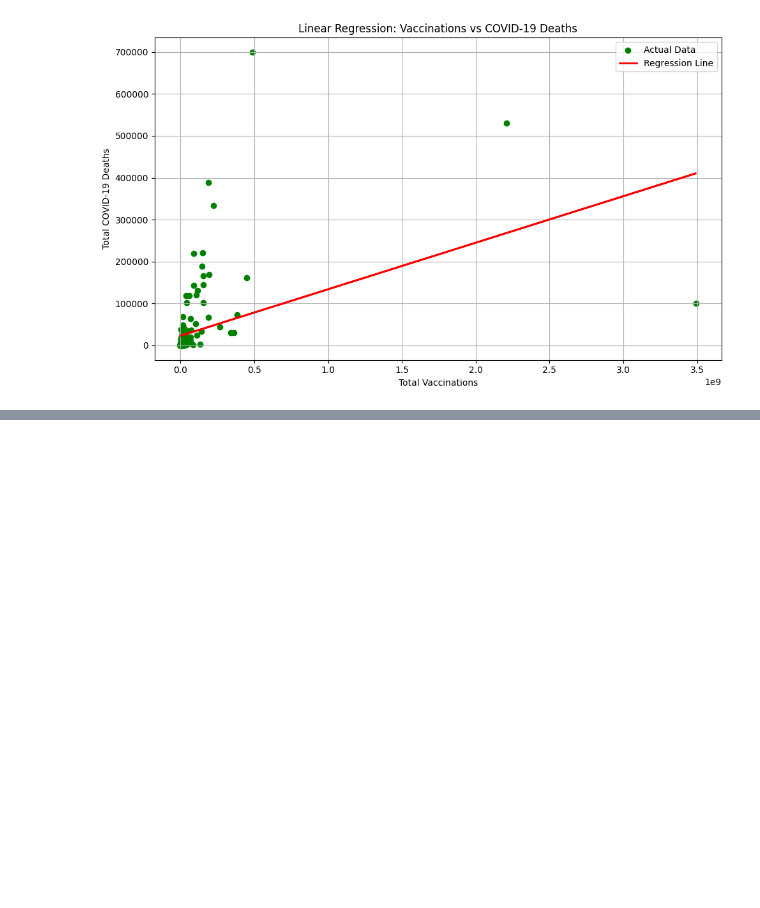
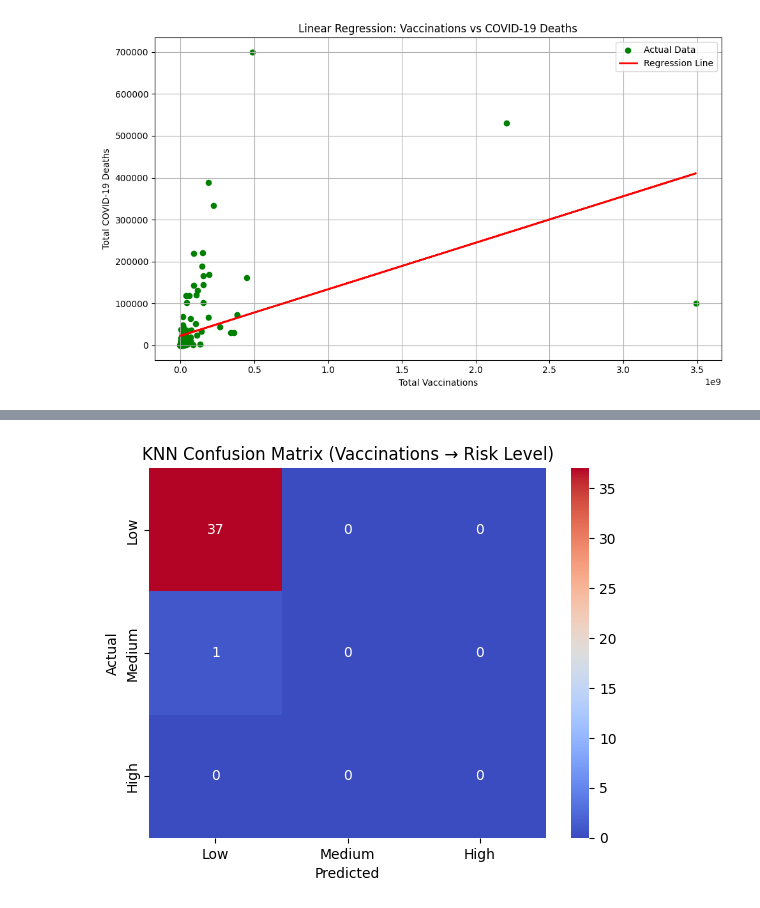
Before and after one commit to Sidhchamp1/Covid-19, a Jupyter notebook: Copy_of_test_code.ipynb, the cells around one changed output, grey strips where cells are left out. Saved outputs shown, nothing was run; the diff lists cells and outputs as text; code cells hidden in the pictures; blank space fills up the shorter version.

```diff
--- a/Copy_of_test_code.ipynb
+++ b/Copy_of_test_code.ipynb
@@ -910,0 +922,84 @@ weighted avg       0.82      0.73      0.71        37
+# %%
+import pandas as pd
+import numpy as np
+from sklearn.model_selection import train_test_split
+from sklearn.preprocessing import StandardScaler
+from sklearn.neighbors import KNeighborsClassifier
+from sklearn.metrics import classification_report, confusion_matrix
+import seaborn as sns
+import matplotlib.pyplot as plt
+
+# Step 1: Load the datasets
+vacc_url = "https://raw.githubusercontent.com/owid/covid-19-data/master/public/data/vaccinations/vaccinations.csv"
+vacc_df = pd.read_csv(vacc_url)
+
+deaths_url = "https://raw.githubusercontent.com/owid/covid-19-data/master/public/data/jhu/new_deaths.csv"
+deaths_df = pd.read_csv(deaths_url)
+
+cases_url = "https://raw.githubusercontent.com/owid/covid-19-data/master/public/data/jhu/new_cases.csv"
+cases_df = pd.read_csv(cases_url)
+
+# Step 2: Get latest values for each
+latest_vacc = vacc_df.groupby('location')['total_vaccinations'].max().reset_index()
+latest_cases = cases_df.set_index('date').iloc[-1].reset_index()
+latest_cases.columns = ['location', 'total_cases']
+latest_deaths = deaths_df.set_index('date').iloc[-1].reset_index()
+latest_deaths.columns = ['location', 'total_deaths']
+
+# Merge data
+df = pd.merge(latest_cases, latest_deaths, on='location')
+df = pd.merge(df, latest_vacc, on='location')
+df = df.dropna()
+
+# Step 3: Create death rate and classify risk
+df['death_rate'] = df['total_deaths'] / df['total_cases']
+
+def classify_risk(rate):
+    if rate > 0.05:
+        return 'High'
+    elif rate > 0.01:
+        return 'Medium'
+    else:
+        return 'Low'
+
+df['risk_level'] = df['death_rate'].apply(classify_risk)
+
+# Step 4: Define features (only vaccination) and labels
+X = df[['total_vaccinations']]
+y = df['risk_level']
+
+# Step 5: Train-test split
+X_train, X_test, y_train, y_test = train_test_split(X, y, test_size=0.2, random_state=42)
+
+# Step 6: Scale data
+scaler = StandardScaler()
+X_train_scaled = scaler.fit_transform(X_train)
+X_test_scaled = scaler.transform(X_test)
+
+# Step 7: Train KNN model
+knn = KNeighborsClassifier(n_neighbors=5)
+knn.fit(X_train_scaled, y_train)
+
+# Step 8: Predict and evaluate
+y_pred = knn.predict(X_test_scaled)
+
+# Print evaluation
+print("Classification Report:\n")
+print(classification_report(y_test, y_pred))
+
+# Confusion Matrix
+conf_matrix = confusion_matrix(y_test, y_pred, labels=['Low', 'Medium', 'High'])
+
+# Plot
+sns.heatmap(conf_matrix, annot=True, fmt='d',
+            xticklabels=['Low', 'Medium', 'High'],
+            yticklabels=['Low', 'Medium', 'High'],
+            cmap='coolwarm')
+plt.title("KNN Confusion Matrix (Vaccinations → Risk Level)")
+plt.xlabel("Predicted")
+plt.ylabel("Actual")
+plt.show()
+
+print("This model predicts that the risk level based on the vaccination would be low and it is actually low with 37 count.")
+print("This model predicts that the risk level based on the vaccination would be low and it is actually medium with 1 count.")
+# %% [output]
@@ -910,0 +1016 @@ weighted avg       0.82      0.73      0.71        37
+[figure, added]
```
Also changed, not shown: parts of 10 cells of this notebook.
